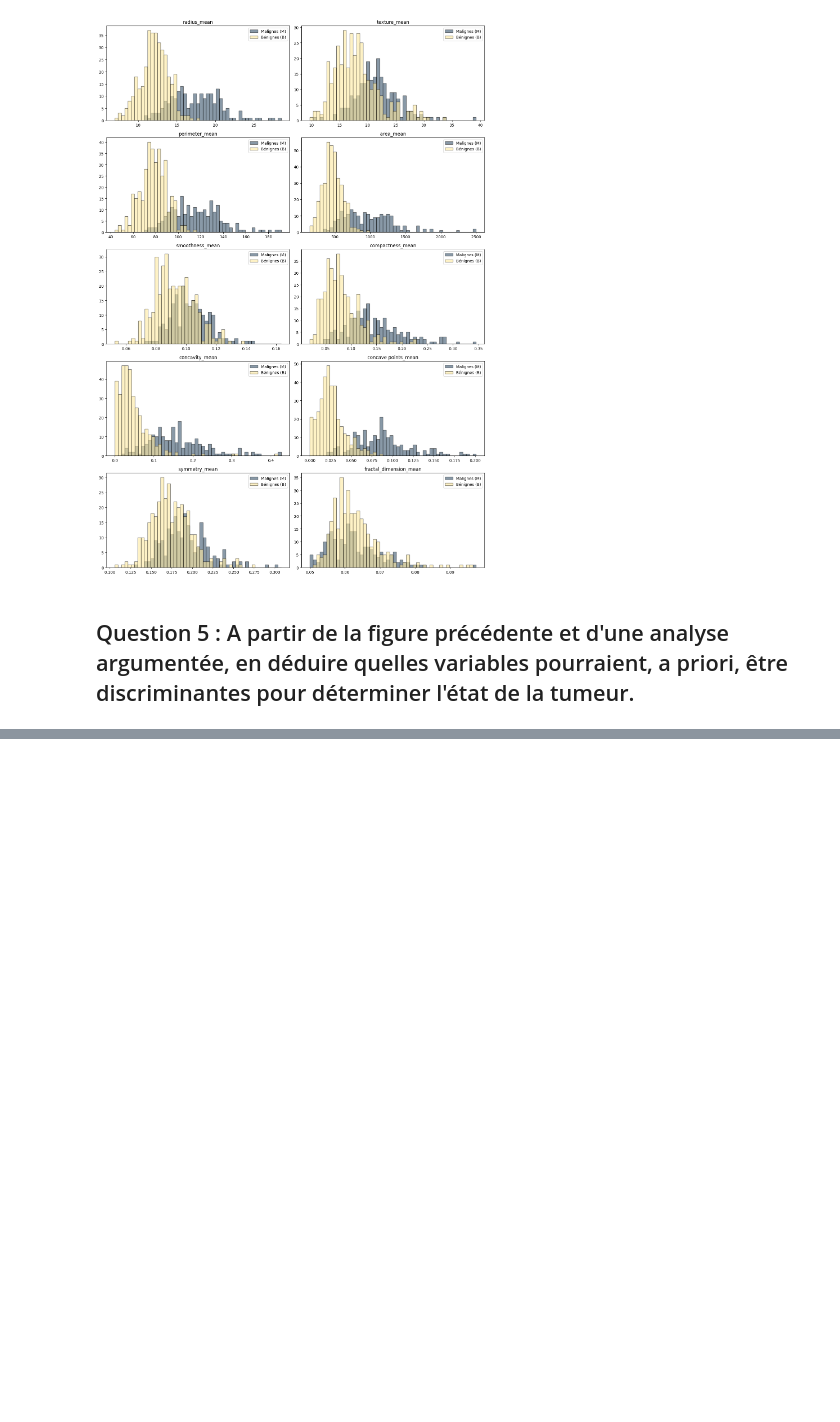
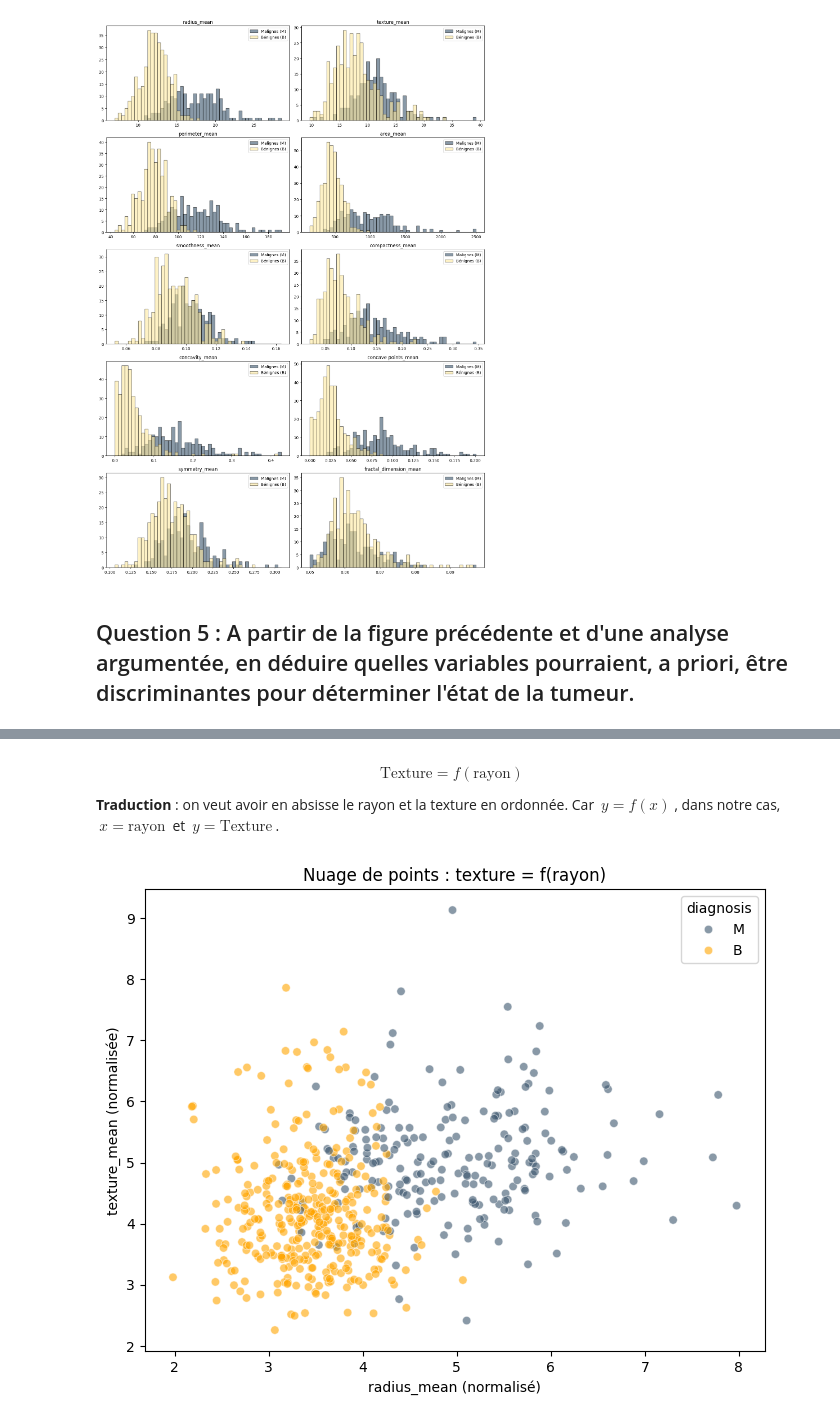
Before and after one commit to Darckens/SAE-S2.03, a Jupyter notebook: traitement/jupyter_manipulation.ipynb, the cells around one changed output, grey strips where cells are left out. Saved outputs shown, nothing was run; the diff lists cells and outputs as text; code cells hidden in the pictures; blank space fills up the shorter version.

```diff
--- a/traitement/jupyter_manipulation.ipynb
+++ b/traitement/jupyter_manipulation.ipynb
@@ -264,0 +284,30 @@ plt.show()
+# %% [markdown]
+$$\text{Texture} = f(\text{rayon})$$
+
+**Traduction** : on veut avoir en absisse le rayon et la texture en ordonnée. Car $~  y = f(x) ~$, dans notre cas, $~ x = \text{rayon} ~$ et $~ y = \text{Texture} ~$.
+# %%
+# --- Copie du DataFrame ---
+df_plot = df.copy()
+
+# --- Création des variables ---
+df_plot["radius_norm"] = df["radius_mean"] / df["radius_mean"].std()
+df_plot["texture_norm"] = df["texture_mean"] / df["texture_mean"].std()
+
+# --- Scatterplot avec coloration par type de tumeur ---
+plt.figure(figsize=(8, 6))
+sns.scatterplot(
+    data=df_plot,
+    x="radius_norm",
+    y="texture_norm",
+    hue="diagnosis",
+    palette={"M": bleu, "B": "orange"},
+    alpha=0.6
+)
+
+# --- Titres et axes ---
+plt.title("Nuage de points : texture = f(rayon)")
+plt.xlabel("radius_mean (normalisé)")
+plt.ylabel("texture_mean (normalisée)")
+plt.show()
+# %% [output]
+[figure, added]
```
Also changed, not shown: parts of 14 cells of this notebook.
